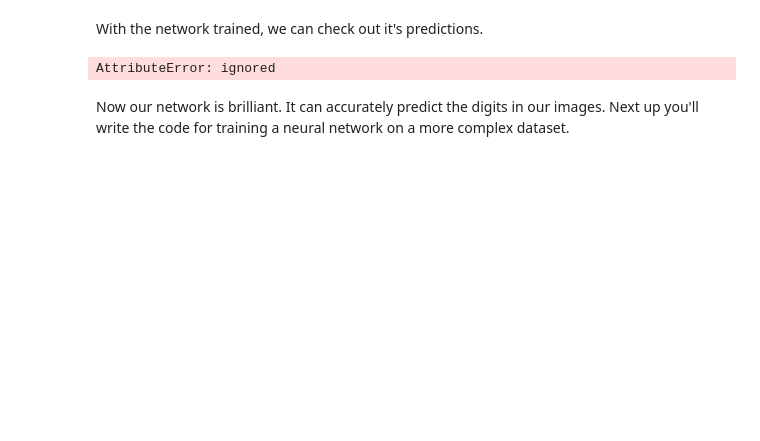
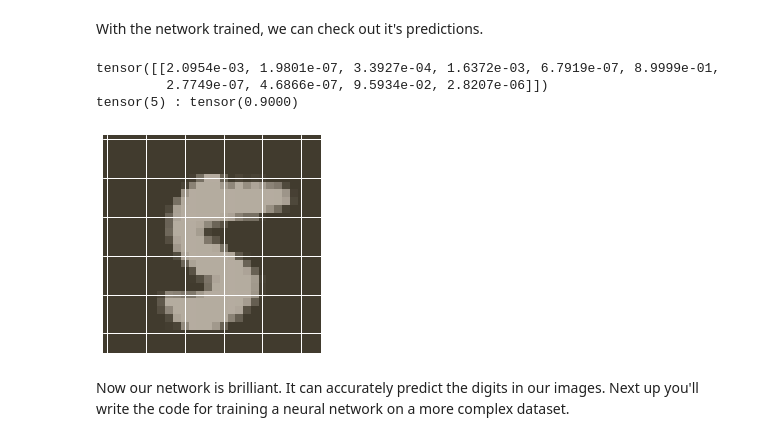
Before and after one commit to mfz/deep-learning-v2-pytorch, a Jupyter notebook: intro-to-pytorch/Part 3 - Training Neural Networks (Exercises).ipynb, the cells around one changed output. Cells and saved outputs as stored; diff of their text form; code cells hidden in the pictures; blank space fills up the shorter version.

```diff
--- a/intro-to-pytorch/Part 3 - Training Neural Networks (Exercises).ipynb
+++ b/intro-to-pytorch/Part 3 - Training Neural Networks (Exercises).ipynb
@@ -389,19 +399,51 @@ Training loss: 0.3918530492068354
 With the network trained, we can check out it's predictions.
 # %%
 %matplotlib inline
+import matplotlib.pyplot as plt
+import numpy as np
 import helper
+
+def imshow(image, ax=None, title=None, normalize=True):
+    """Imshow for Tensor."""
+    if ax is None:
+        fig, ax = plt.subplots()
+    image = image.numpy().transpose((1, 2, 0))
+
+    if normalize:
+        mean = np.array([0.485, 0.456, 0.406])
+        std = np.array([0.229, 0.224, 0.225])
+        image = std * image + mean
+        image = np.clip(image, 0, 1)
+
+    ax.imshow(image)
+    ax.spines['top'].set_visible(False)
+    ax.spines['right'].set_visible(False)
+    ax.spines['left'].set_visible(False)
+    ax.spines['bottom'].set_visible(False)
+    ax.tick_params(axis='both', length=0)
+    ax.set_xticklabels('')
+    ax.set_yticklabels('')
+
+    return ax
 
 images, labels = next(iter(trainloader))
 
 img = images[0].view(1, 784)
 # Turn off gradients to speed up this part
 with torch.no_grad():
     logps = model(img)
 
 # Output of the network are log-probabilities, need to take exponential for probabilities
 ps = torch.exp(logps)
-helper.view_classify(img.view(1, 28, 28), ps)
+
+imshow(img.view(1, 28, 28))
+print(ps)
+print(labels[0], ":", ps[0][labels[0]])
+#helper.view_classify(img.view(1, 28, 28), ps)
 # %% [output]
-AttributeError: ignored
+tensor([[2.0954e-03, 1.9801e-07, 3.3927e-04, 1.6372e-03, 6.7919e-07, 8.9999e-01,
+         2.7749e-07, 4.6866e-07, 9.5934e-02, 2.8207e-06]])
+tensor(5) : tensor(0.9000)
+[figure, added]
 # %% [markdown]
 Now our network is brilliant. It can accurately predict the digits in our images. Next up you'll write the code for training a neural network on a more complex dataset.
```
Also changed, not shown: parts of 1 cell of this notebook.
